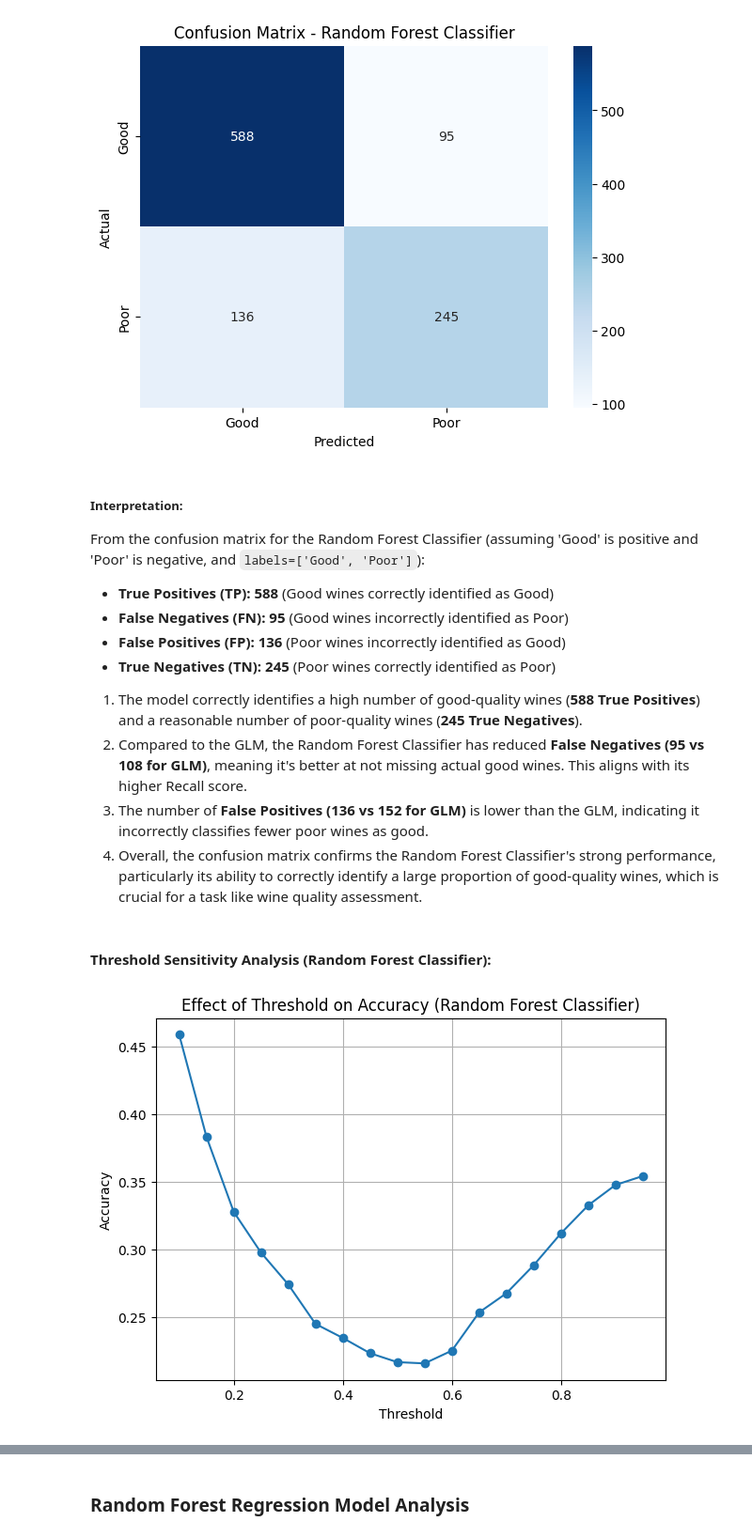
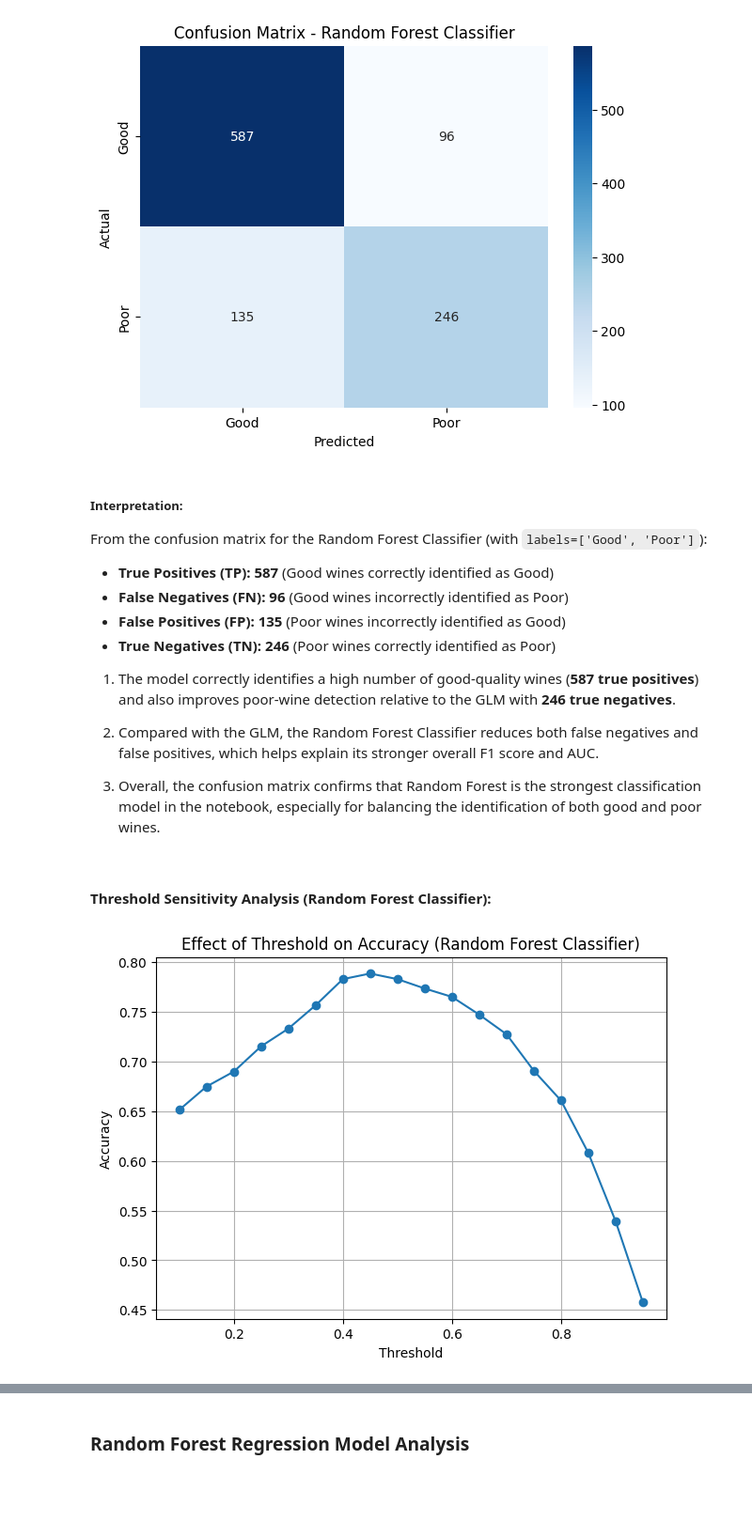
Before and after one commit to Denaalshaikhli/Wine-Quality-Prediction, a Jupyter notebook: TeamProject.ipynb, the cells around one changed output, grey strips where cells are left out. Shown at 94% size. Saved outputs shown, nothing was run; the diff lists cells and outputs as text; code cells hidden in the pictures; blank space fills up the shorter version.

```diff
--- a/TeamProject.ipynb
+++ b/TeamProject.ipynb
@@ -1845,21 +1856,34 @@ plt.show()
 # %% [markdown]
 #### Performance Metrics (Random Forest Classifier)
 # %%
-from sklearn.metrics import accuracy_score, roc_auc_score, precision_score, recall_score, f1_score, roc_curve, auc, confusion_matrix
+from sklearn.metrics import (
+    accuracy_score,
+    roc_auc_score,
+    precision_score,
+    recall_score,
+    f1_score,
+    roc_curve,
+    auc,
+    confusion_matrix,
+)
 import matplotlib.pyplot as plt
 import seaborn as sns
 
 rf_classifier = classification_models["Random Forest"]
 rf_preds = rf_classifier.predict(X_test)
-rf_probs = rf_classifier.predict_proba(X_test)[:, 1]
 
-print('Random Forest Classifier Performance Metrics (Test Set):')
-print('-' * 60)
-print(f'  Accuracy  : {accuracy_score(y_test_class, rf_preds):.4f}')
-print(f'  AUC-ROC   : {roc_auc_score(y_test_class, rf_probs):.4f}')
-print(f'  Precision : {precision_score(y_test_class, rf_preds, pos_label="Good"):.4f}')
-print(f'  Recall    : {recall_score(y_test_class, rf_preds, pos_label="Good"):.4f}')
-print(f'  F1 Score  : {f1_score(y_test_class, rf_preds, pos_label="Good"):.4f}')
+rf_good_idx = list(rf_classifier.classes_).index("Good")
+rf_probs = rf_classifier.predict_proba(X_test)[:, rf_good_idx]
+
+y_test_good = (y_test_class == "Good").astype(int)
+
+print("Random Forest Classifier Performance Metrics (Test Set):")
+print("-" * 60)
+print(f"  Accuracy  : {accuracy_score(y_test_class, rf_preds):.4f}")
+print(f"  AUC-ROC   : {roc_auc_score(y_test_good, rf_probs):.4f}")
+print(f"  Precision : {precision_score(y_test_class, rf_preds, pos_label='Good'):.4f}")
+print(f"  Recall    : {recall_score(y_test_class, rf_preds, pos_label='Good'):.4f}")
+print(f"  F1 Score  : {f1_score(y_test_class, rf_preds, pos_label='Good'):.4f}")
 # %% [output]
 Random Forest Classifier Performance Metrics (Test Set):
 ------------------------------------------------------------
@@ -1916,36 +1944,34 @@ plt.show()
 # %% [markdown]
 ##### **Interpretation:**
 
-From the confusion matrix for the Random Forest Classifier (assuming 'Good' is positive and 'Poor' is negative, and `labels=['Good', 'Poor']`):
+From the confusion matrix for the Random Forest Classifier (with `labels=['Good', 'Poor']`):
 
-*   **True Positives (TP): 588** (Good wines correctly identified as Good)
-*   **False Negatives (FN): 95** (Good wines incorrectly identified as Poor)
-*   **False Positives (FP): 136** (Poor wines incorrectly identified as Good)
-*   **True Negatives (TN): 245** (Poor wines correctly identified as Poor)
+*   **True Positives (TP): 587** (Good wines correctly identified as Good)
+*   **False Negatives (FN): 96** (Good wines incorrectly identified as Poor)
+*   **False Positives (FP): 135** (Poor wines incorrectly identified as Good)
+*   **True Negatives (TN): 246** (Poor wines correctly identified as Poor)
 
-1.  The model correctly identifies a high number of good-quality wines (**588 True Positives**) and a reasonable number of poor-quality wines (**245 True Negatives**).
-2.  Compared to the GLM, the Random Forest Classifier has reduced **False Negatives (95 vs 108 for GLM)**, meaning it's better at not missing actual good wines. This aligns with its higher Recall score.
-3.  The number of **False Positives (136 vs 152 for GLM)** is lower than the GLM, indicating it incorrectly classifies fewer poor wines as good.
-4.  Overall, the confusion matrix confirms the Random Forest Classifier's strong performance, particularly its ability to correctly identify a large proportion of good-quality wines, which is crucial for a task like wine quality assessment.
+1. The model correctly identifies a high number of good-quality wines (**587 true positives**) and also improves poor-wine detection relative to the GLM with **246 true negatives**.
+
+2. Compared with the GLM, the Random Forest Classifier reduces both false negatives and false positives, which helps explain its stronger overall F1 score and AUC.
+
+3. Overall, the confusion matrix confirms that Random Forest is the strongest classification model in the notebook, especially for balancing the identification of both good and poor wines.
 # %% [markdown]
 #### **Threshold Sensitivity Analysis (Random Forest Classifier):**
 # %%
 thresholds_rf = np.arange(0.1, 1.0, 0.05)
 accs_rf = []
 
 for t in thresholds_rf:
-    # Predict classes based on the current threshold
-    preds_rf_t = (rf_probs >= t).astype(object) # Cast to object to match y_test_class type
-    preds_rf_t[preds_rf_t == 1] = 'Good'
-    preds_rf_t[preds_rf_t == 0] = 'Poor'
+    preds_rf_t = np.where(rf_probs >= t, "Good", "Poor")
     accs_rf.append(accuracy_score(y_test_class, preds_rf_t))
 
-plt.figure(figsize=(7,5))
-plt.plot(thresholds_rf, accs_rf, marker='o')
+plt.figure(figsize=(7, 5))
+plt.plot(thresholds_rf, accs_rf, marker="o")
 plt.title("Effect of Threshold on Accuracy (Random Forest Classifier)")
 plt.xlabel("Threshold")
 plt.ylabel("Accuracy")
 plt.grid(True)
 plt.show()
 # %% [output]
-[figure, old version]
+[figure, new version]
```
Also changed, not shown: parts of 29 cells of this notebook, 2 other files.
